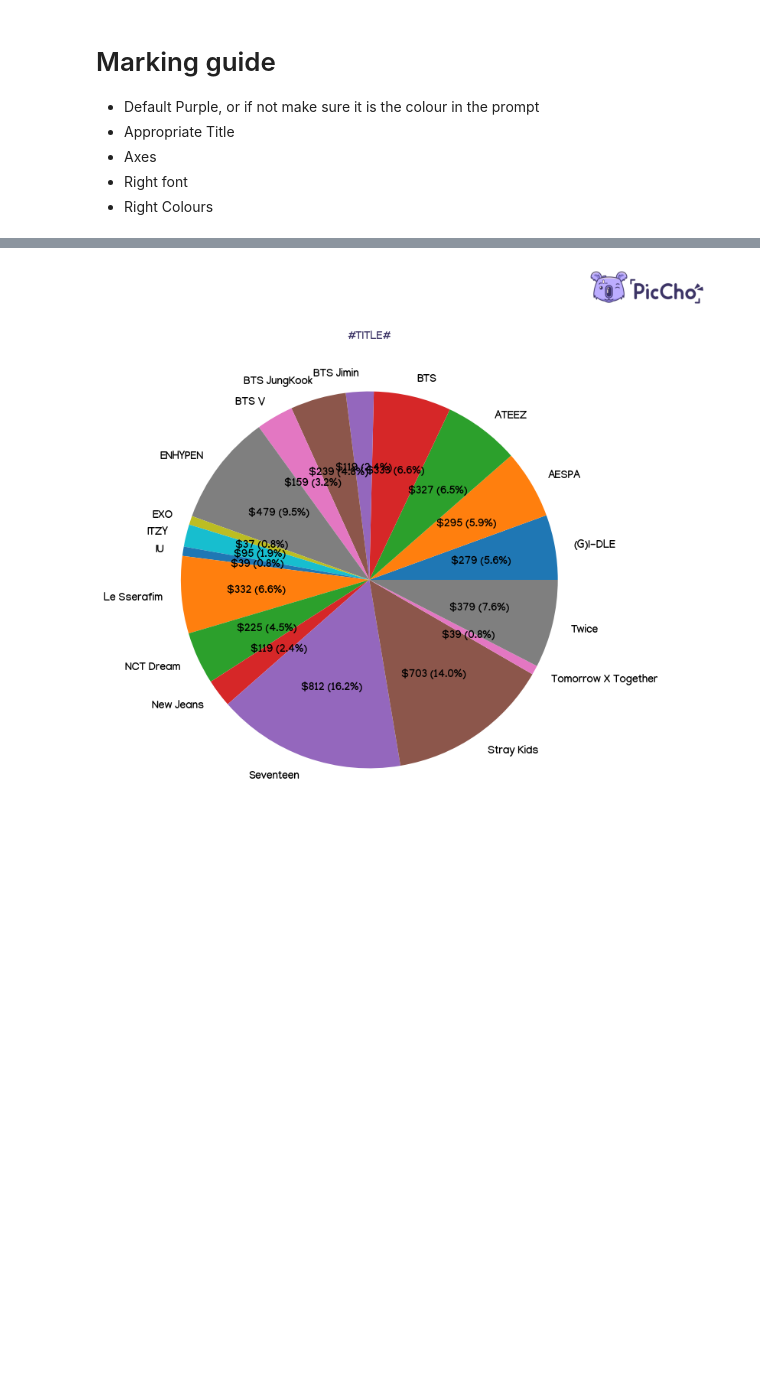
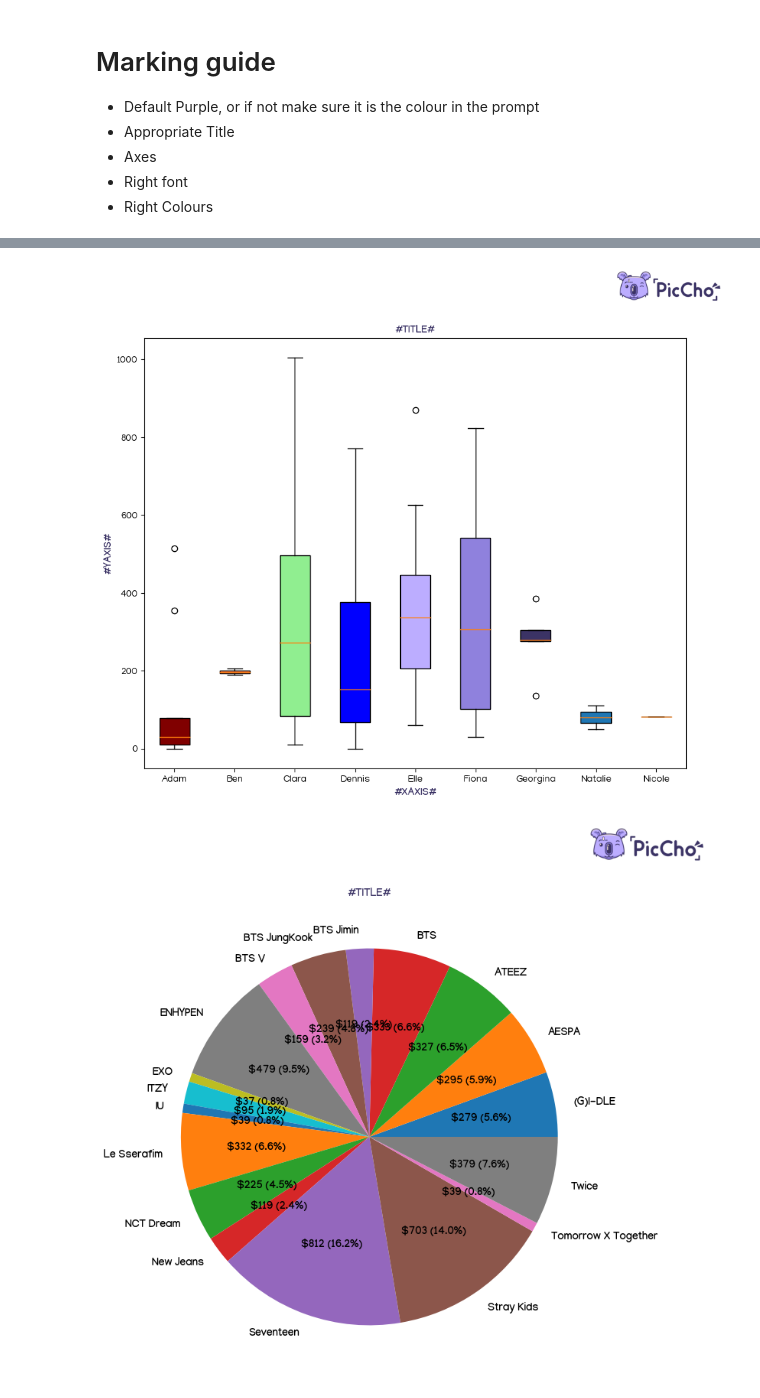
Before and after one commit to kasmello/ChoAI, a Jupyter notebook: query_testing_notebook.ipynb, the cells around one changed output, grey strips where cells are left out. Cells and saved outputs as stored; diff of their text form; code cells hidden in the pictures; blank space fills up the shorter version.

```diff
--- a/query_testing_notebook.ipynb
+++ b/query_testing_notebook.ipynb
@@ -67,3 +150,23 @@ Name: type, Length: 2513, dtype: object
+# %%
+grouped_by_day = df.groupby(['worker','Date'])['value'].sum().reset_index()
+staff_names = grouped_by_day['worker'].unique()
+grouped_by_staff = [grouped_by_day[grouped_by_day['worker'] == staff]['value'].values for staff in staff_names]
+fig, ax = plt.subplots(figsize=(10,8))
+box = ax.boxplot(grouped_by_staff, labels=staff_names, patch_artist=True)
+ax.set_title('#TITLE#', color="#3B3365", font_properties=manjari_bold)
+logo_ax = fig.add_axes([0.8, 0.85, 0.15, 0.15], anchor='NE', zorder=1)
+logo_ax.imshow(logo_img)
+logo_ax.axis('off')
+ax.set_xlabel('#XAXIS#', color="#3B3365", font_properties=manjari_bold)
+ax.set_ylabel('#YAXIS#', color="#3B3365", font_properties=manjari_bold)
+colors=["#800000", "#FF7F50", "#90EE90", "#0000FF", "#BCADFF", "#8F81DD", "#3B3365"]
+for label in ax.get_xticklabels() + ax.get_yticklabels():
+    label.set_fontproperties(manjari_regular)
+
+for patch, colour in zip(box['boxes'],colors):
+    patch.set_facecolor(colour)
+# %% [output]
+[figure, added]
 # %%
 test = """def format_autopct(pct, allvalues):
     absolute = int(pct / 100. * sum(allvalues))
```
Also changed, not shown: parts of 9 cells of this notebook, 7 other files.
